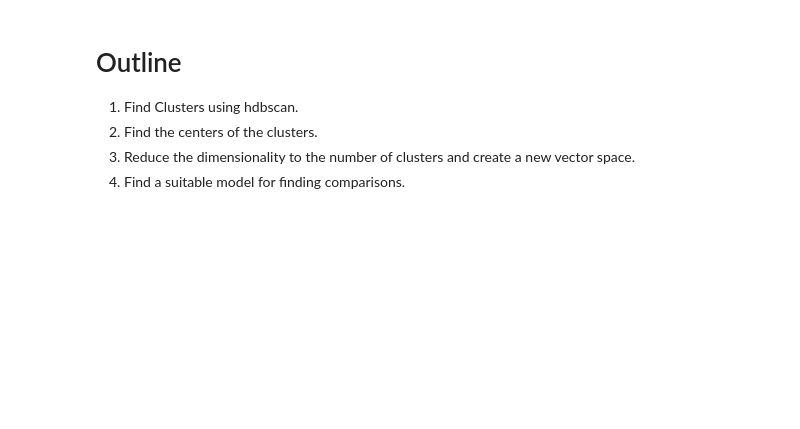
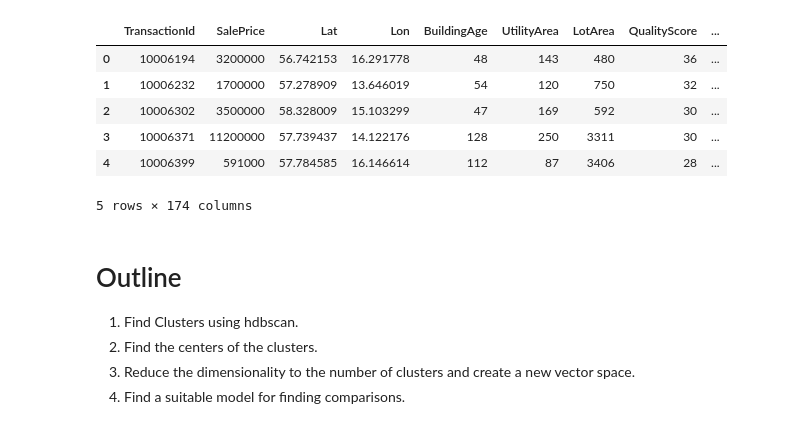
Before and after one commit to LeDeauve/Finding-comparable-sales-using-macine-learning, a Jupyter notebook: main.ipynb, the cells around one changed output. Saved outputs shown, nothing was run; the diff lists cells and outputs as text; code cells hidden in the pictures; blank space fills up the shorter version.

```diff
--- a/main.ipynb
+++ b/main.ipynb
@@ -1,7 +1,20 @@
 # %%
 # Import packages
 import numpy as np
+import pandas as pd
 import hdbscan
+import matplotlib.pyplot as plt
+
 # Load data
+df = pd.read_parquet('data_exjobb_070425.parquet')
+df.head()
+# %% [output]
+|  | TransactionId | SalePrice | Lat | Lon | BuildingAge | UtilityArea | LotArea | QualityScore | ... |
+| 0 | 10006194 | 3200000 | 56.742153 | 16.291778 | 48 | 143 | 480 | 36 | ... |
+| 1 | 10006232 | 1700000 | 57.278909 | 13.646019 | 54 | 120 | 750 | 32 | ... |
+| 2 | 10006302 | 3500000 | 58.328009 | 15.103299 | 47 | 169 | 592 | 30 | ... |
+| 3 | 10006371 | 11200000 | 57.739437 | 14.122176 | 128 | 250 | 3311 | 30 | ... |
+| 4 | 10006399 | 591000 | 57.784585 | 16.146614 | 112 | 87 | 3406 | 28 | ... |
+5 rows × 174 columns
 # %%
 # Create functions
```
Also changed, not shown: parts of 13 cells of this notebook, 2 other files.
